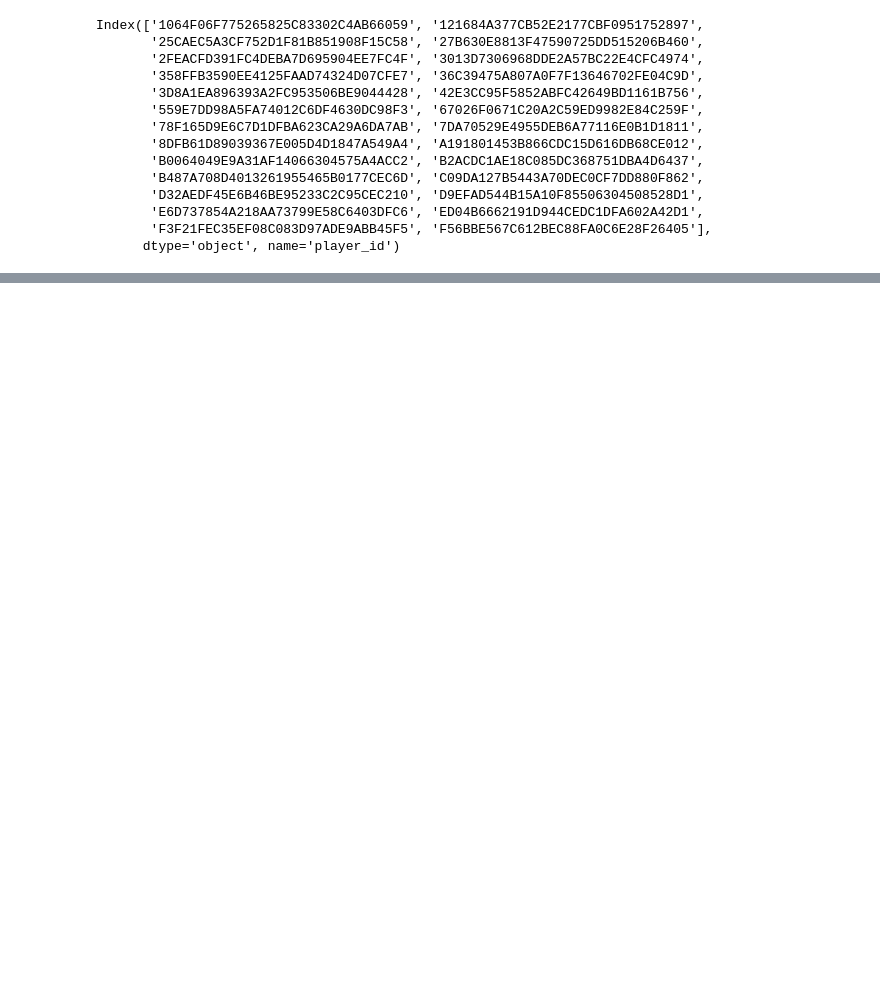
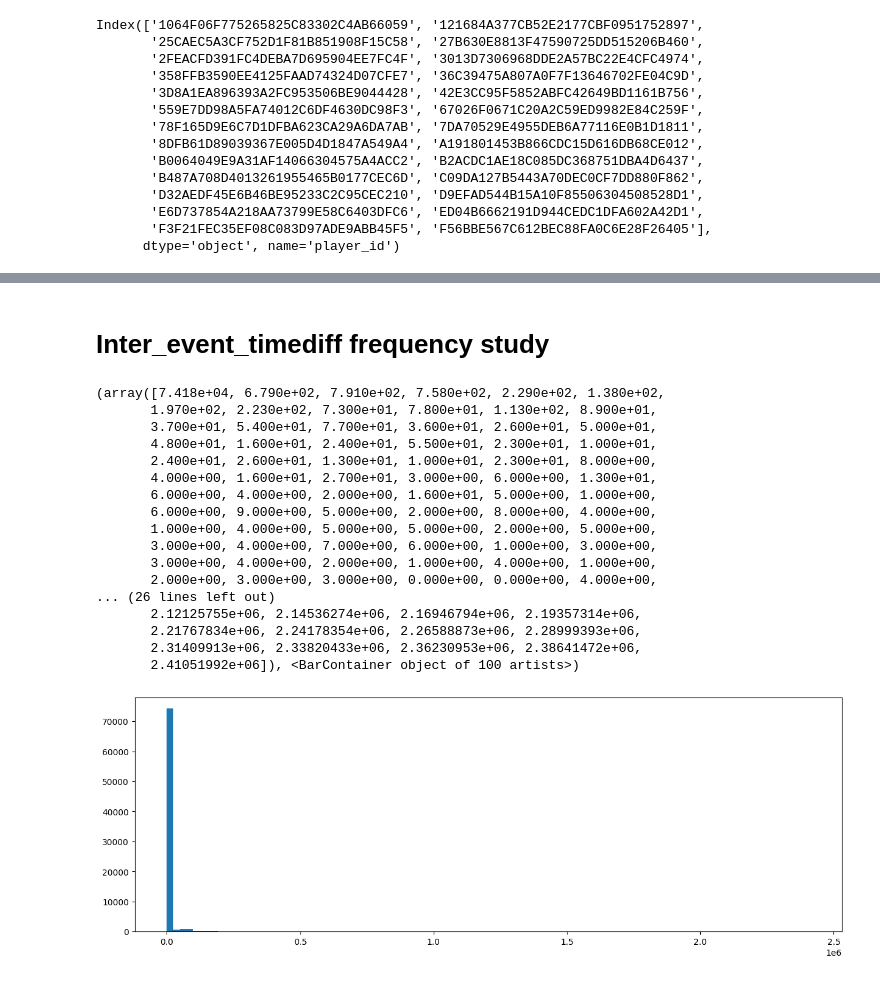
Before and after one commit to denis-james/Game-Data-Churn-Analysis, a Jupyter notebook: Analysis.ipynb, the cells around one changed output, grey strips where cells are left out. Saved outputs shown, nothing was run; the diff lists cells and outputs as text; code cells hidden in the pictures; blank space fills up the shorter version.

```diff
--- a/Analysis.ipynb
+++ b/Analysis.ipynb
@@ -139,0 +133,24 @@ plt.plot(Event_Timestamps_nonmon.diff()[1:])
+# %% [markdown]
+# Inter_event_timediff frequency study
+# %%
+plt.figure(figsize=(15,5))
+print(plt.hist(MasterDataset['Inter_event_timediff'].dropna().reset_index(drop=True).dt.total_seconds(),100))
+# %% [output]
+(array([7.418e+04, 6.790e+02, 7.910e+02, 7.580e+02, 2.290e+02, 1.380e+02,
+       1.970e+02, 2.230e+02, 7.300e+01, 7.800e+01, 1.130e+02, 8.900e+01,
+       3.700e+01, 5.400e+01, 7.700e+01, 3.600e+01, 2.600e+01, 5.000e+01,
+       4.800e+01, 1.600e+01, 2.400e+01, 5.500e+01, 2.300e+01, 1.000e+01,
+       2.400e+01, 2.600e+01, 1.300e+01, 1.000e+01, 2.300e+01, 8.000e+00,
+       4.000e+00, 1.600e+01, 2.700e+01, 3.000e+00, 6.000e+00, 1.300e+01,
+       6.000e+00, 4.000e+00, 2.000e+00, 1.600e+01, 5.000e+00, 1.000e+00,
+       6.000e+00, 9.000e+00, 5.000e+00, 2.000e+00, 8.000e+00, 4.000e+00,
+       1.000e+00, 4.000e+00, 5.000e+00, 5.000e+00, 2.000e+00, 5.000e+00,
+       3.000e+00, 4.000e+00, 7.000e+00, 6.000e+00, 1.000e+00, 3.000e+00,
+       3.000e+00, 4.000e+00, 2.000e+00, 1.000e+00, 4.000e+00, 1.000e+00,
+       2.000e+00, 3.000e+00, 3.000e+00, 0.000e+00, 0.000e+00, 4.000e+00,
+... (26 lines left out)
+       2.12125755e+06, 2.14536274e+06, 2.16946794e+06, 2.19357314e+06,
+       2.21767834e+06, 2.24178354e+06, 2.26588873e+06, 2.28999393e+06,
+       2.31409913e+06, 2.33820433e+06, 2.36230953e+06, 2.38641472e+06,
+       2.41051992e+06]), <BarContainer object of 100 artists>)
+[figure, added]
```
Also changed, not shown: parts of 11 cells of this notebook, 1 other file.
